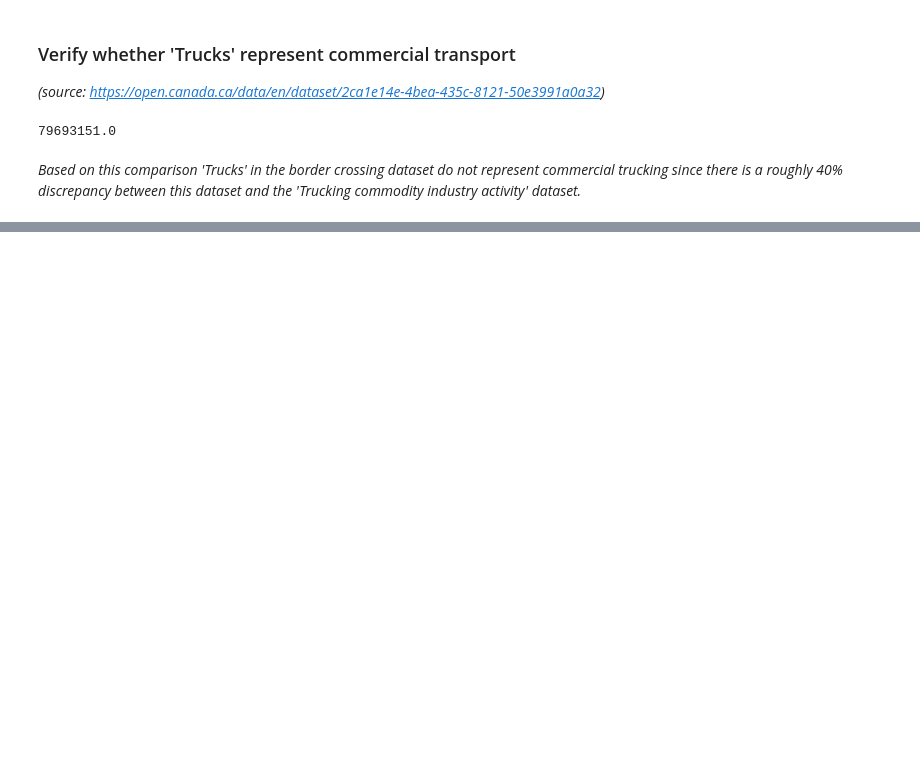
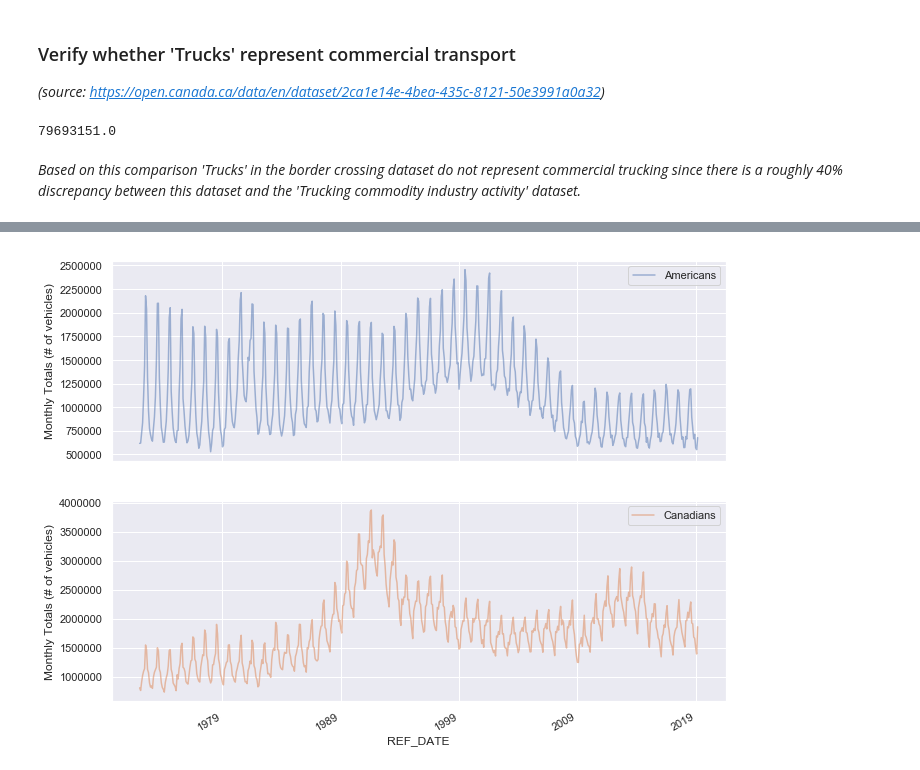
Before and after one commit to AMacumber/Canada_US_BorderCrossings, a Jupyter notebook: Main_BorderCrossing.ipynb, the cells around one changed output, grey strips where cells are left out. Saved outputs shown, nothing was run; the diff lists cells and outputs as text; code cells hidden in the pictures; blank space fills up the shorter version.

Commit message:
Completed Time Series line plots

```diff
--- a/Main_BorderCrossing.ipynb
+++ b/Main_BorderCrossing.ipynb
@@ -288,7 +273,7 @@ border_df_007_noCan = border_df_007[border_df_007['Region'] != 'Canada']
 **Create arrays to populate the bar chart**
 # %%
 # USA
-usa = border_df_007_noCan[border_df_007_noCan['Trip characteristics'] == 'Total United States vehicles entering']
+usa = border_df_006_noCan[border_df_006_noCan['Trip characteristics'] == 'Total United States vehicles entering']
 
 # USA automobiles
 usa_autos = usa[usa['Mode of transportation'] == 'Automobiles']
@@ -306,7 +291,7 @@ usa_other_sum = usa_other.groupby(['Region'])['VALUE'].sum().values
 #usa_other_sum
 
 # Canada
-can = border_df_007_noCan[border_df_007_noCan['Trip characteristics'] == 'Total Canadian vehicles returning']
+can = border_df_006_noCan[border_df_006_noCan['Trip characteristics'] == 'Total Canadian vehicles returning']
 
 # Canada automobiles
 can_autos = can[can['Mode of transportation'] == 'Automobiles']
@@ -425,0 +479,4 @@ border_df_007['VALUE'].sum()
+# %%
+border_df_005['REF_DATE'] = pd.to_datetime(border_df_005['REF_DATE'])
+print(border_df_005.info())
+border_df_005.head()
@@ -425,0 +503,23 @@ border_df_007['VALUE'].sum()
+# %%
+# create a DataFrame that has number of us vehicles entering Canada per year
+can_crossings_usa = border_df_005[(border_df_005['GEO'] == 'Canada') & (border_df_005['Trip characteristics'] == 'Total United States vehicles entering')]
+can_crossings_usa = can_crossings_usa[['REF_DATE','VALUE']]
+can_crossings_usa.columns = ['REF_DATE', 'Americans']
+can_crossings_usa = can_crossings_usa.set_index('REF_DATE')
+#can_crossings_usa.head()
+
+# create a DataFrame that has number of canadian vehicles entering Canada per year
+can_crossings_can = border_df_005[(border_df_005['GEO'] == 'Canada') & (border_df_005['Trip characteristics'] == 'Total Canadian vehicles returning')]
+can_crossings_can = can_crossings_can[['REF_DATE','VALUE']]
+can_crossings_can.columns = ['REF_DATE', 'Canadians']
+can_crossings_can = can_crossings_can.set_index('REF_DATE')
+#can_crossings_can.head()
+# %%
+can_crossings = can_crossings_usa
+can_crossings['Canadians'] = can_crossings_can['Canadians']
+
+# Add columns with year, month
+can_crossings['Year'] = can_crossings.index.year
+can_crossings['Month'] = can_crossings.index.month
+
+can_crossings.head()
@@ -425,0 +534,11 @@ border_df_007['VALUE'].sum()
+# %%
+cols_plot = ['Americans', 'Canadians']
+axes = can_crossings[cols_plot].plot(alpha = 0.5,
+                                     #marker='-',
+                                 #linestyle='None',
+                                 figsize=(11,9),
+                                 subplots=True)
+for ax in axes:
+    ax.set_ylabel('Monthly Totals (# of vehicles)')
+# %% [output]
+[figure, added]
```
Also changed, not shown: parts of 27 cells of this notebook, 1 other file.
